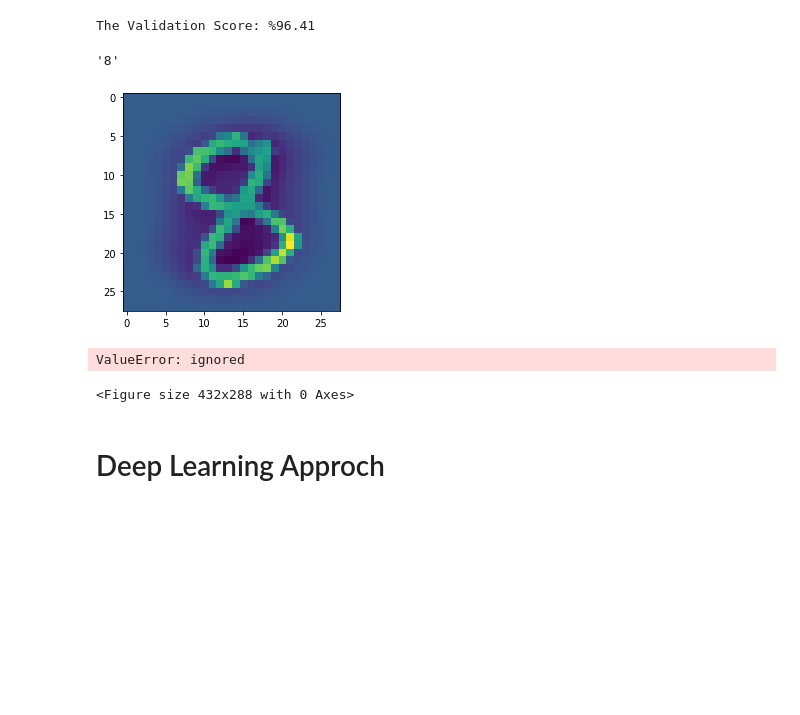
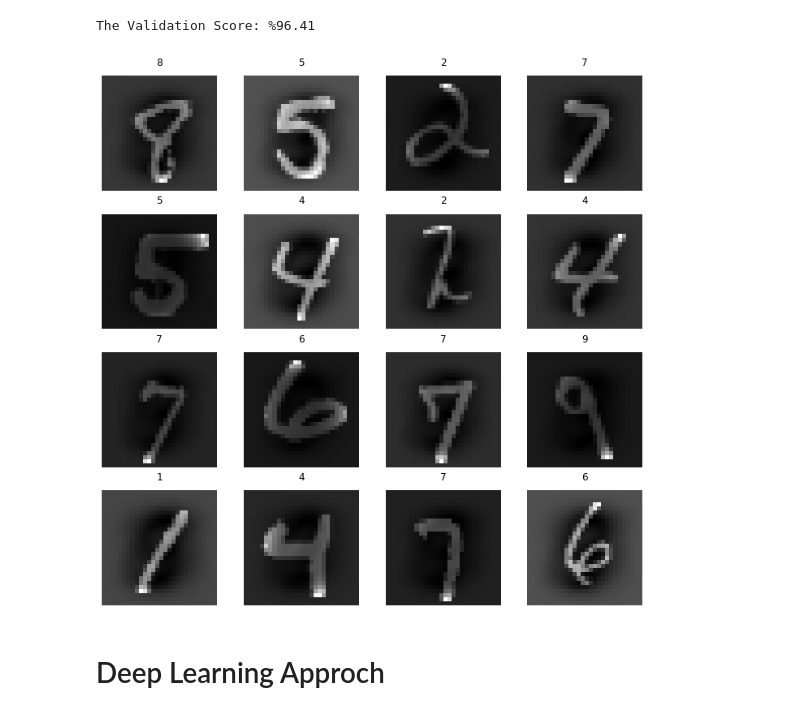
Before and after one commit to mralamdari/Machine_Learning_Projects, a Jupyter notebook: Digit_Classifier_with_Mnist.ipynb, the cells around one changed output. Saved outputs shown, nothing was run; the diff lists cells and outputs as text; code cells hidden in the pictures; blank space fills up the shorter version.

```diff
--- a/Digit_Classifier_with_Mnist.ipynb
+++ b/Digit_Classifier_with_Mnist.ipynb
@@ -65,40 +65,21 @@ score= sklearn.metrics.accuracy_score(y_test, pred)
 print(f'The Validation Score: %{100*score:.2f}')
 # %% [output]
 The Validation Score: %96.41
-# %%
-b=344
-s = x_test[b]
-# 784 = 28 * 28
-
-# rand_ind = np.random.randint(0, len(x_test), 16)
-
-# for r in rand_ind:
-#   print(f'Picture {r}, label: {y_test.values[r]}, Pred: {pred[r]}')
-    pl
-
-# np.array(s)
-
-s1=s.reshape(28, 28)
-
-plt.imshow(s1)
-y_test.values[b]
-# %% [output]
-'8'
-[figure, removed]
 # %%
-fig, axs = plt.subplot(4, 4, figsize=(20, 20))
-plt.gray()
+# rand_ind = np.random.randint(0, len(x_test), 16)
 
-for i, ax in enumerate(axs.flat):
-  for r in rand_ind:
+fig, axs = plt.subplots(4, 4, figsize=(12, 12))
+# plt.gray()
+
+for r, ax in zip(rand_ind, axs.flat):
+
     ax.set_title(y_test.values[r])
-    ax.matshow(x_test[0].reshape(28, 28))
+    ax.matshow(x_test[r].reshape(28, 28))
     ax.axis('off')
 
 fig.show()
 # %% [output]
-ValueError: ignored
-<Figure size 432x288 with 0 Axes>
+[figure, added]
 # %% [markdown]
 # Deep Learning Approch
 # %%
```
Also changed, not shown: parts of 7 cells of this notebook.
